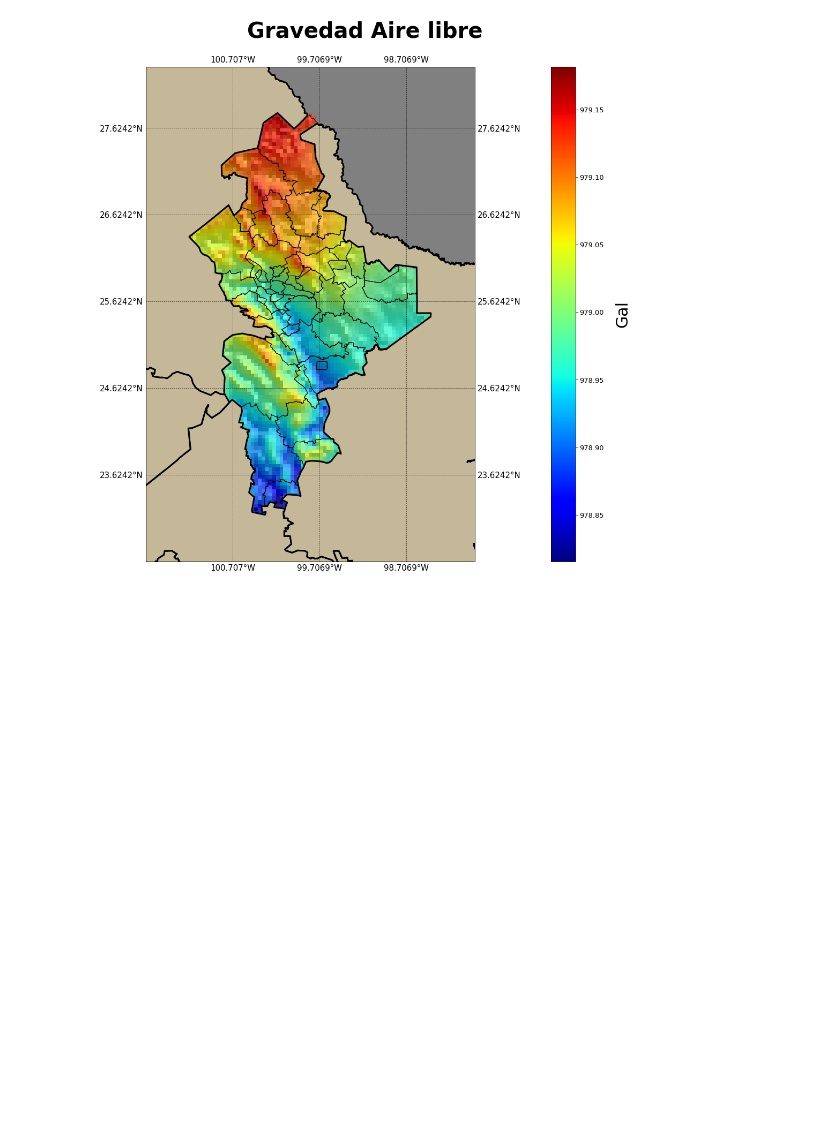
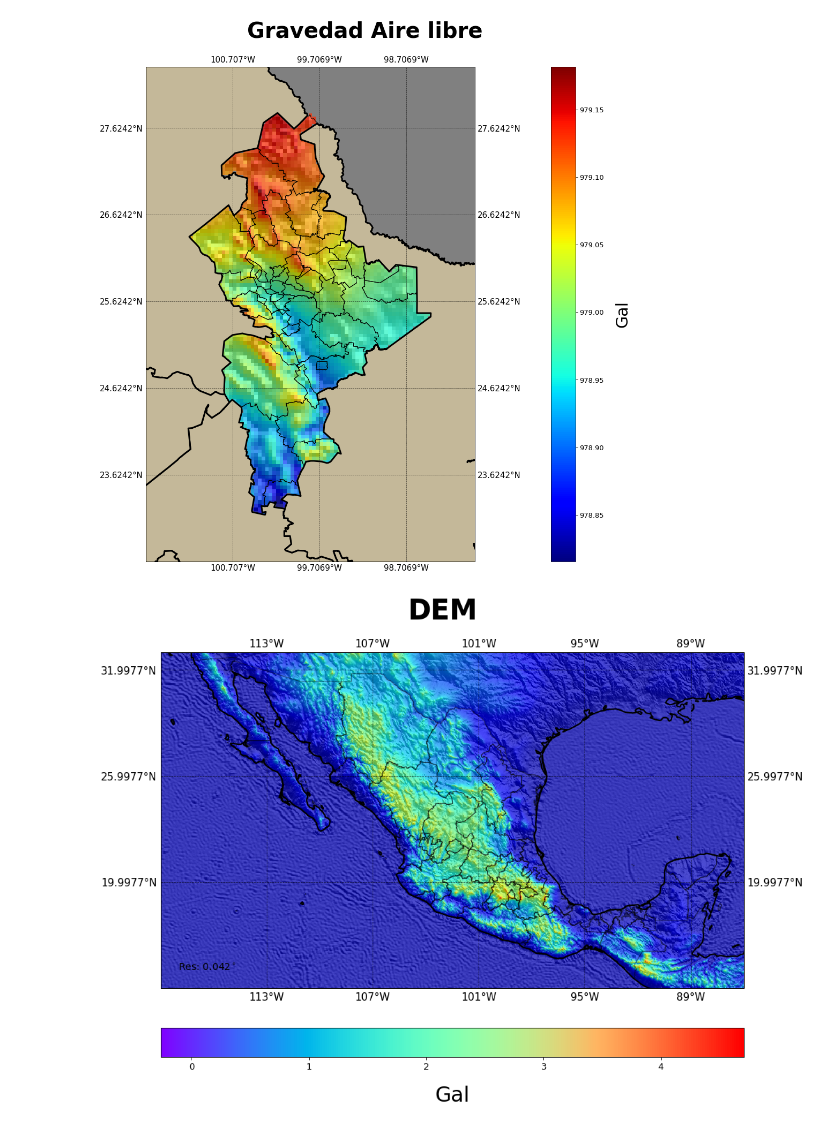
Before and after one commit to rulas99/intro2physicalgeodesy, a Jupyter notebook: AnBo.ipynb, the cells around one changed output. Drawn from its saved outputs; the diff is of its cells as text; code cells hidden in the pictures; blank space fills up the shorter version.

```diff
--- a/AnBo.ipynb
+++ b/AnBo.ipynb
@@ -413,0 +654,9 @@ grafCor(rescl,'Gravedad Aire libre','NLal.png',.5,19,mex,mun)
+# %%
+dat['GN']=dat['lat'].swifter.apply(gN)
+# %%
+hb=((dat['AdBC']+dat['GN']-dat['CpT']-dat['GeM'])/0.1967 )
+hal=(dat['ApAL']+dat['GN']-dat['GeM'])/0.3086
+# %%
+h=[(i+j)/2 for i,j in zip(hb,hal)]
+# %%
+dat['H']=h
@@ -413,0 +665,4 @@ grafCor(rescl,'Gravedad Aire libre','NLal.png',.5,19,mex,mun)
+# %%
+grafComp(imgcreator(dat,'H'),'DEM','DEM',mex)
+# %% [output]
+[figure, added]
```
Also changed, not shown: parts of 23 cells of this notebook.
